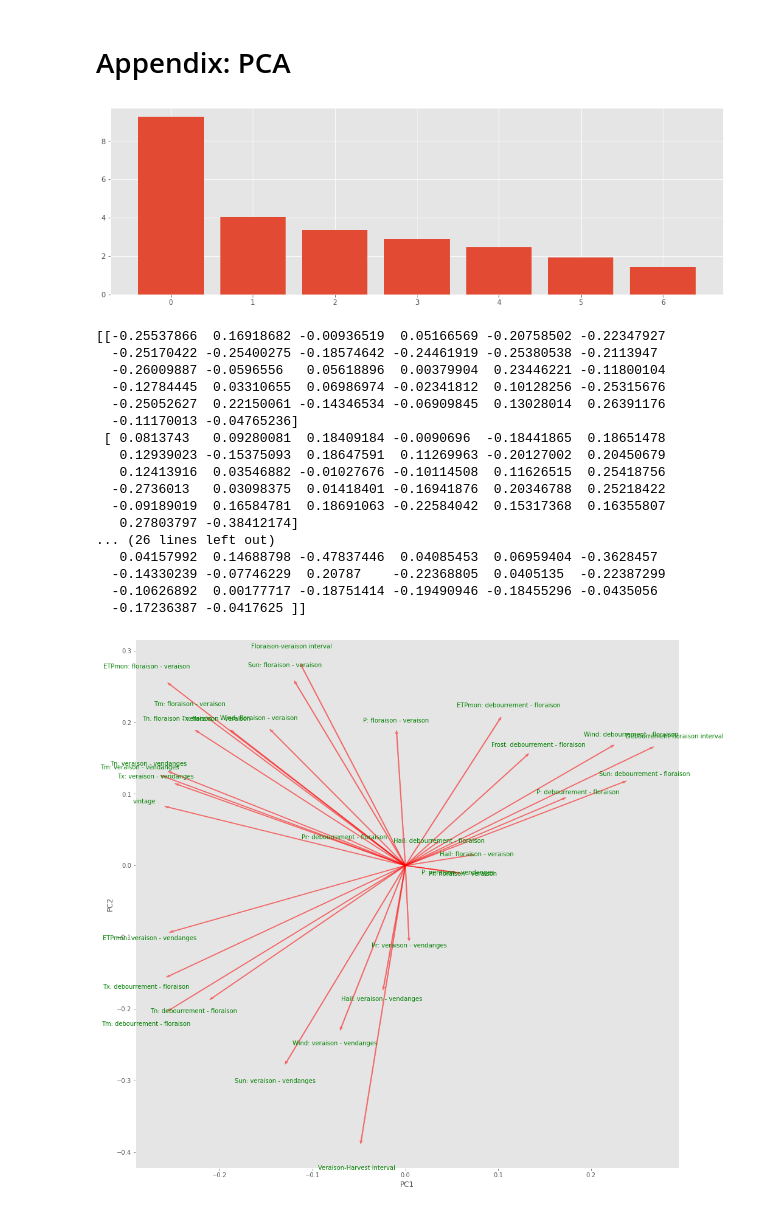
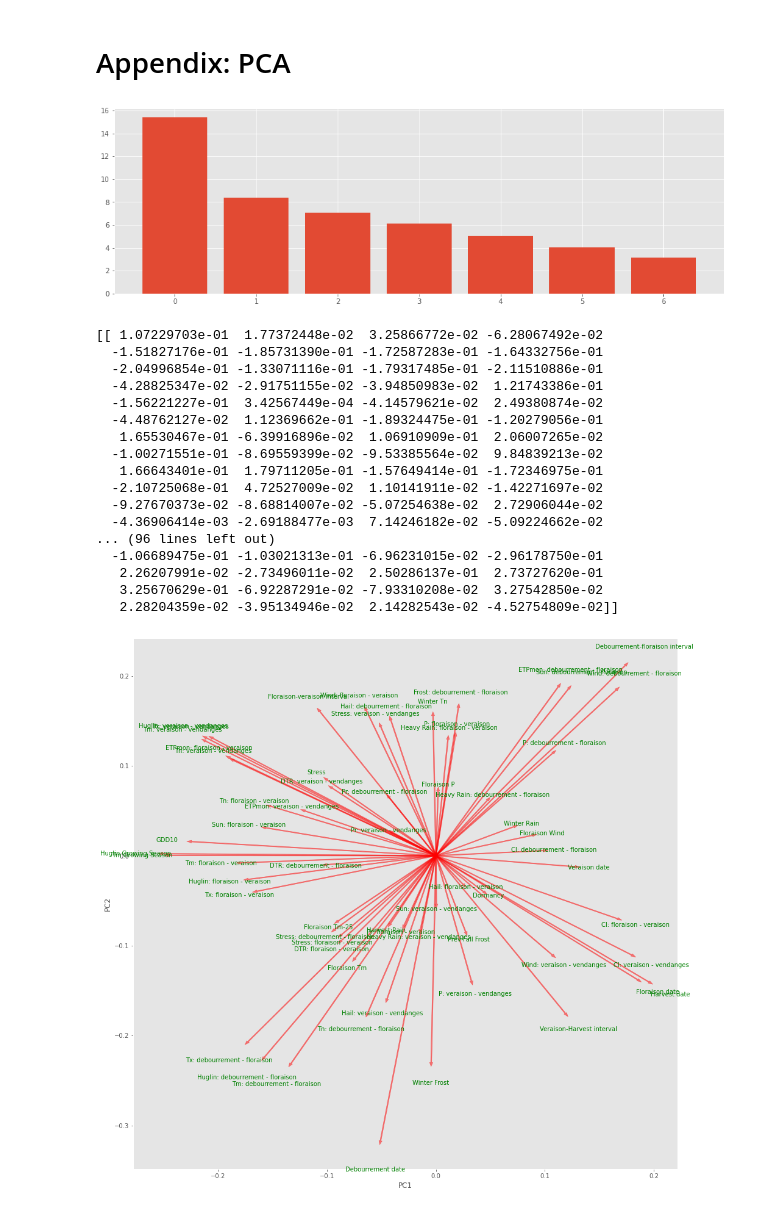
Before and after one commit to RoucherA/GrandCruClassifier, a Jupyter notebook: FE.ipynb, the cells around one changed output. Drawn from its saved outputs; the diff is of its cells as text; code cells hidden in the pictures.

```diff
--- a/FE.ipynb
+++ b/FE.ipynb
@@ -45,9 +53,12 @@ plt.show()
 # %%
 weather = pd.read_csv('data/weather_merignac_daily.csv', parse_dates=['Date']).set_index('Date')
 weather['Frost'] = (weather['Tn'] < 0).astype(int)
-weather['GDD10'] = (weather['Tm'] < 10).astype(int)* (weather['Tm'] - 10)
 weather['DTR'] = weather['Tx'] - weather['Tn']
 weather['CI'] = (weather['Tn'] < 15).astype(int)
 weather['Huglin'] = ((weather['Tx']-10) + (weather['Tm']-10))/2
+weather['Heavy Rain'] = (weather['P'] > 15).astype(int)
+weather['Stress'] = 0.5*weather['ETPmon'] - weather['P']
 ORIG_WEATHER_FEATURES = list(weather.columns)
+weather['Tm-25'] = (weather['Tx']<30).astype(int) * (weather['Tm']>20).astype(int)
+weather['GDD10'] = ((weather['Tx']+weather['Tx'])/2 > 10).astype(int) * ((weather['Tx']+weather['Tx'])/2 - 10)
 # %%
@@ -145,13 +215,15 @@ prices = pd.read_excel('data/generated_average_prices.xlsx', index_col=0)
 display(prices.head())
 
 df['Tm Growing Season'] = df['Tm: debourrement - floraison'] + df['Tm: floraison - veraison'] + df['Tm: veraison - vendanges']
+
 df['Stress'] = 0.5*(df['ETPmon: floraison - veraison'] + df['ETPmon: veraison - vendanges']) - (df['P: floraison - veraison'] + df['P: veraison - vendanges'])
 df['Stress'] = (df['Stress'] > -150).astype(int) * df['Stress']
 df['Huglin Growing Season'] = df['Huglin: debourrement - floraison'] + df['Huglin: floraison - veraison'] + df['Huglin: veraison - vendanges']
 
 df['Log price'] = np.log(prices['Price'])
+df['Floraison P'] = (df['Floraison P'] > 30).astype(int) * df['Floraison P']
 
-plt.plot(df['Stress'])
+df.to_excel('data/generated_daily_features.xlsx')
 # %% [output]
 |  | Price |
 | Vintage |  |
@@ -172,11 +359,14 @@ sns.heatmap(df.corr(), cmap=cmap)
 # %%
-features = list(df.columns)
-features.remove('Log price')
-for orig_feature in ORIG_WEATHER_FEATURES:
-    print(orig_feature)
-    to_plot = [feature for feature in features if orig_feature+':' in feature]
-    fig, axes = plt.subplots(1, len(to_plot)+1)
+#sns.regplot(x = df['Floraison Tm Offset'], y = df['Log price'])
+#plt.show()
 
-    for i in range(len(to_plot)):
-        sns.regplot(ax = axes[i], x = df[to_plot[i]], y = df['Log price'])
-    plt.show()
+#features = list(df.columns)
+#features.remove('Log price')
+#for orig_feature in ORIG_WEATHER_FEATURES:
+#    print(orig_feature)
+#    to_plot = [feature for feature in features if orig_feature+':' in feature]
+#    fig, axes = plt.subplots(1, len(to_plot)+1)
+#
+#    for i in range(len(to_plot)):
+#        sns.regplot(ax = axes[i], x = df[to_plot[i]], y = df['Log price'])
+#    plt.show()
@@ -348,6 +678,7 @@ pca = PCA(n_components=7)
 # Create pipeline: pipeline
 pipeline = make_pipeline(scaler,pca)
 
+X = df.drop('Log price', axis=1).loc[1961:1994]
 pipeline.fit(X.dropna(axis=0))
 features = range(pca.n_components_)
 plt.bar(features, pca.explained_variance_)
@@ -357,44 +688,44 @@ print(pca.components_)
 X = X.dropna(axis=0)
 X2 = pd.DataFrame(pca.transform(X), index=X.index)
 # %% [output]
-[figure, old version]
+[figure, new version]
-[[-0.25537866  0.16918682 -0.00936519  0.05166569 -0.20758502 -0.22347927
-  -0.25170422 -0.25400275 -0.18574642 -0.24461919 -0.25380538 -0.2113947
-  -0.26009887 -0.0596556   0.05618896  0.00379904  0.23446221 -0.11800104
-  -0.12784445  0.03310655  0.06986974 -0.02341812  0.10128256 -0.25315676
-  -0.25052627  0.22150061 -0.14346534 -0.06909845  0.13028014  0.26391176
-  -0.11170013 -0.04765236]
- [ 0.0813743   0.09280081  0.18409184 -0.0090696  -0.18441865  0.18651478
-   0.12939023 -0.15375093  0.18647591  0.11269963 -0.20127002  0.20450679
-   0.12413916  0.03546882 -0.01027676 -0.10114508  0.11626515  0.25418756
-  -0.2736013   0.03098375  0.01418401 -0.16941876  0.20346788  0.25218422
-  -0.09189019  0.16584781  0.18691063 -0.22584042  0.15317368  0.16355807
-   0.27803797 -0.38412174]
-... (26 lines left out)
-   0.04157992  0.14688798 -0.47837446  0.04085453  0.06959404 -0.3628457
-  -0.14330239 -0.07746229  0.20787    -0.22368805  0.0405135  -0.22387299
-  -0.10626892  0.00177717 -0.18751414 -0.19490946 -0.18455296 -0.0435056
-  -0.17236387 -0.0417625 ]]
+[[ 1.07229703e-01  1.77372448e-02  3.25866772e-02 -6.28067492e-02
+  -1.51827176e-01 -1.85731390e-01 -1.72587283e-01 -1.64332756e-01
+  -2.04996854e-01 -1.33071116e-01 -1.79317485e-01 -2.11510886e-01
+  -4.28825347e-02 -2.91751155e-02 -3.94850983e-02  1.21743386e-01
+  -1.56221227e-01  3.42567449e-04 -4.14579621e-02  2.49380874e-02
+  -4.48762127e-02  1.12369662e-01 -1.89324475e-01 -1.20279056e-01
+   1.65530467e-01 -6.39916896e-02  1.06910909e-01  2.06007265e-02
+  -1.00271551e-01 -8.69559399e-02 -9.53385564e-02  9.84839213e-02
+   1.66643401e-01  1.79711205e-01 -1.57649414e-01 -1.72346975e-01
+  -2.10725068e-01  4.72527009e-02  1.10141911e-02 -1.42271697e-02
+  -9.27670373e-02 -8.68814007e-02 -5.07254638e-02  2.72906044e-02
+  -4.36906414e-03 -2.69188477e-03  7.14246182e-02 -5.09224662e-02
+... (96 lines left out)
+  -1.06689475e-01 -1.03021313e-01 -6.96231015e-02 -2.96178750e-01
+   2.26207991e-02 -2.73496011e-02  2.50286137e-01  2.73727620e-01
+   3.25670629e-01 -6.92287291e-02 -7.93310208e-02  3.27542850e-02
+   2.28204359e-02 -3.95134946e-02  2.14282543e-02 -4.52754809e-02]]
 # %%
 def myplot(score,coeff,labels=None):
     xs = score[:,0]
-    ys = score[:,1]
+    ys = score[:,2]
     n = coeff.shape[0]
     #plt.scatter(xs ,ys) #without scaling
     for i in range(len(labels)):
         plt.arrow(0, 0, coeff[0,i], coeff[1,i],color = 'r',alpha = 0.5)
         if labels is None:
             plt.text(coeff[0,i]* 1.10, coeff[1,i] * 1.10, "Var"+str(i+1), color = 'g', ha = 'center', va = 'center')
         else:
             plt.text(coeff[0,i]* 1.10, coeff[1,i] * 1.10, labels[i], color = 'g', ha = 'center', va = 'center')
 
 plt.figure(figsize=(16,16))
 plt.xlabel("PC{}".format(1))
 plt.ylabel("PC{}".format(2))
 plt.grid()
 
 #Call the function.
-myplot(X2.values[:,0:2], pca.components_, list(X.columns))
+myplot(X2.values[:,:], pca.components_, list(X.columns))
 plt.show()
 # %% [output]
-[figure, old version]
+[figure, new version]
```
Also changed, not shown: parts of 20 cells of this notebook, 6 other files.
